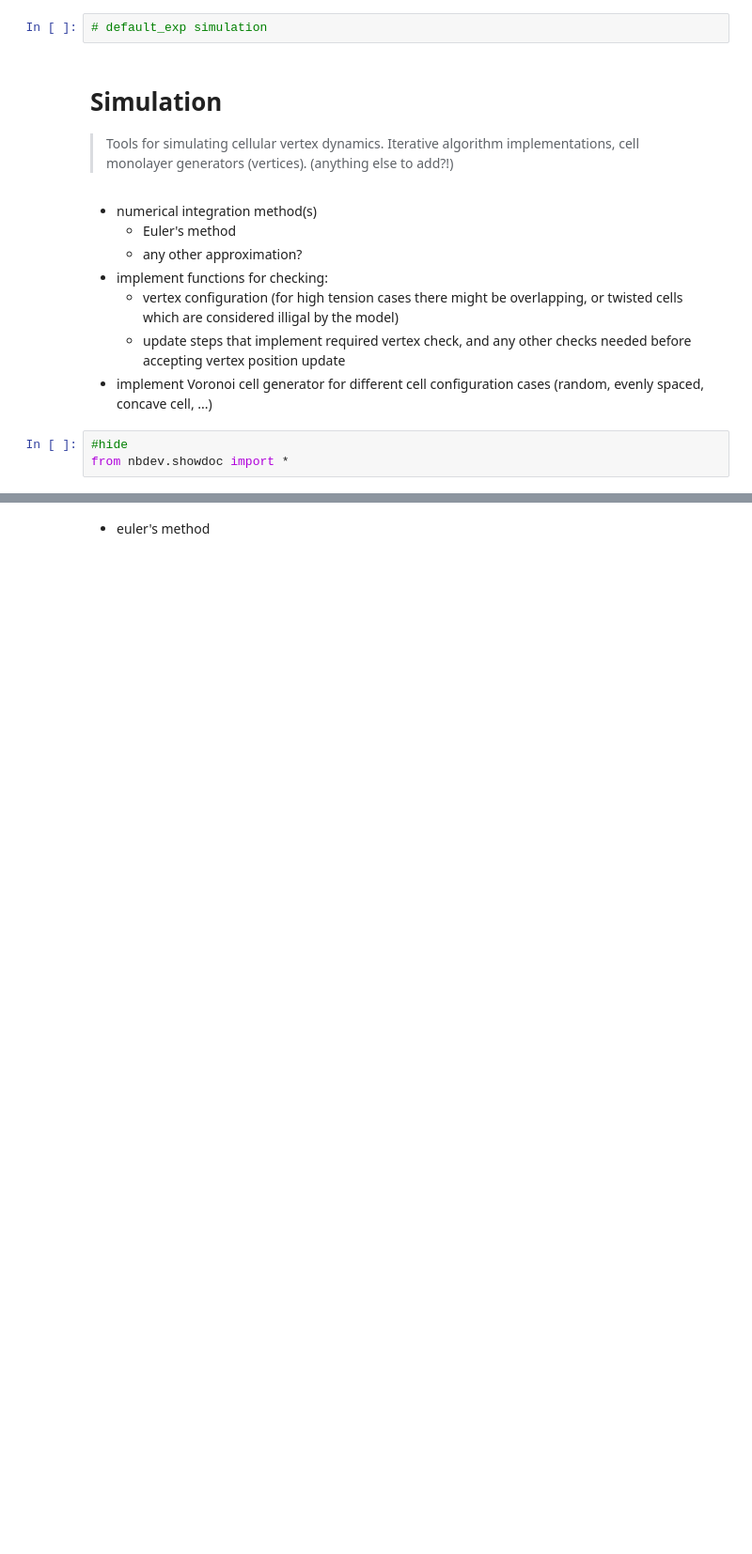
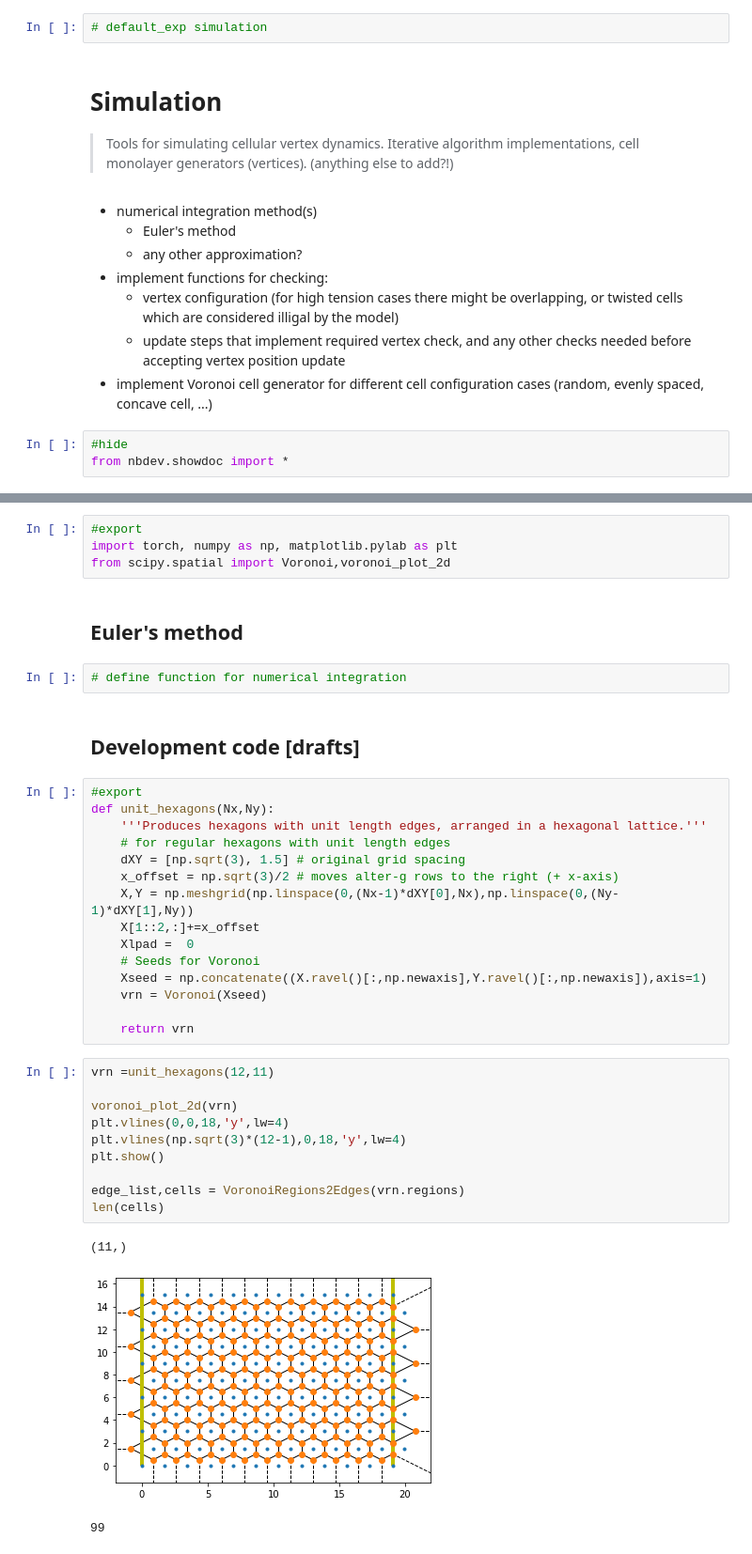
Before and after one commit to mshagirov/vertex_simulation, a Jupyter notebook: nbs/01_simulation.ipynb, the cells around one changed output, grey strips where cells are left out. Shown at 94% size. Cells and saved outputs as stored; diff of their text form; blank space fills up the shorter version.

Commit message:
working on hexagon generator

```diff
--- a/nbs/01_simulation.ipynb
+++ b/nbs/01_simulation.ipynb
@@ -27,2 +23,39 @@ import torch, numpy as np, matplotlib.pylab as plt
+# %%
+#export
+import torch, numpy as np, matplotlib.pylab as plt
+from scipy.spatial import Voronoi,voronoi_plot_2d
 # %% [markdown]
-- euler's method
+## Euler's method
+# %%
+# define function for numerical integration
+# %% [markdown]
+## Development code [drafts]
+# %%
+#export
+def unit_hexagons(Nx,Ny):
+    '''Produces hexagons with unit length edges, arranged in a hexagonal lattice.'''
+    # for regular hexagons with unit length edges
+    dXY = [np.sqrt(3), 1.5] # original grid spacing
+    x_offset = np.sqrt(3)/2 # moves alter-g rows to the right (+ x-axis)
+    X,Y = np.meshgrid(np.linspace(0,(Nx-1)*dXY[0],Nx),np.linspace(0,(Ny-1)*dXY[1],Ny))
+    X[1::2,:]+=x_offset
+    Xlpad =  0
+    # Seeds for Voronoi
+    Xseed = np.concatenate((X.ravel()[:,np.newaxis],Y.ravel()[:,np.newaxis]),axis=1)
+    vrn = Voronoi(Xseed)
+
+    return vrn
+# %%
+vrn =unit_hexagons(12,11)
+
+voronoi_plot_2d(vrn)
+plt.vlines(0,0,18,'y',lw=4)
+plt.vlines(np.sqrt(3)*(12-1),0,18,'y',lw=4)
+plt.show()
+
+edge_list,cells = VoronoiRegions2Edges(vrn.regions)
+len(cells)
+# %% [output]
+(11,)
+[figure, added]
+99
```
Also changed, not shown: parts of 7 cells of this notebook, 4 other files.
